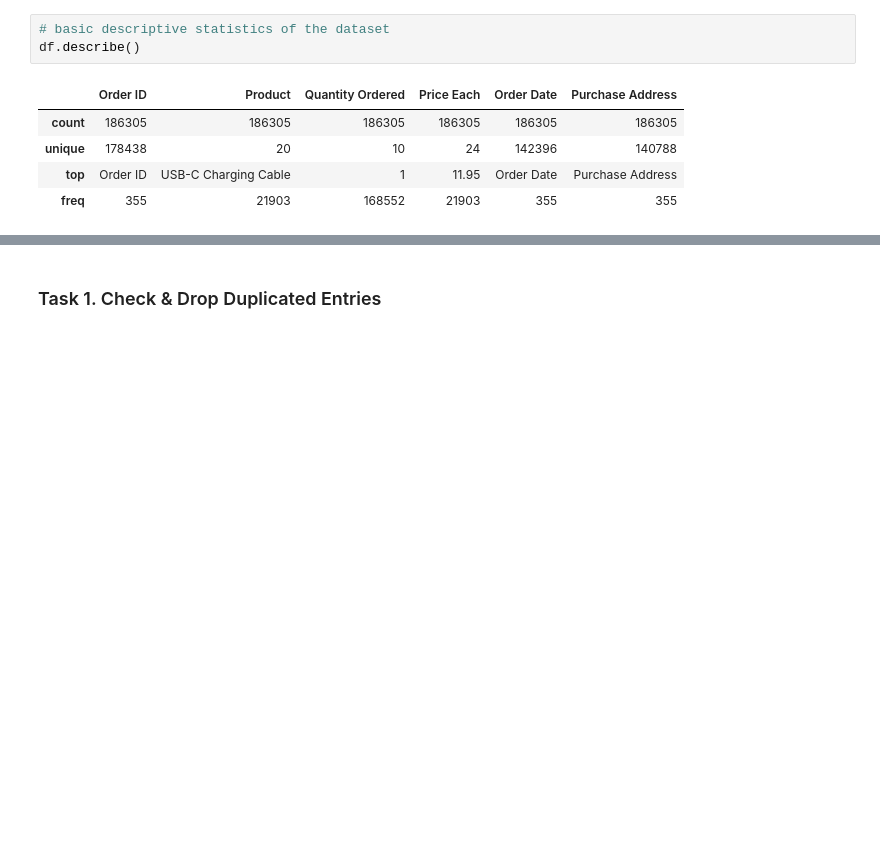
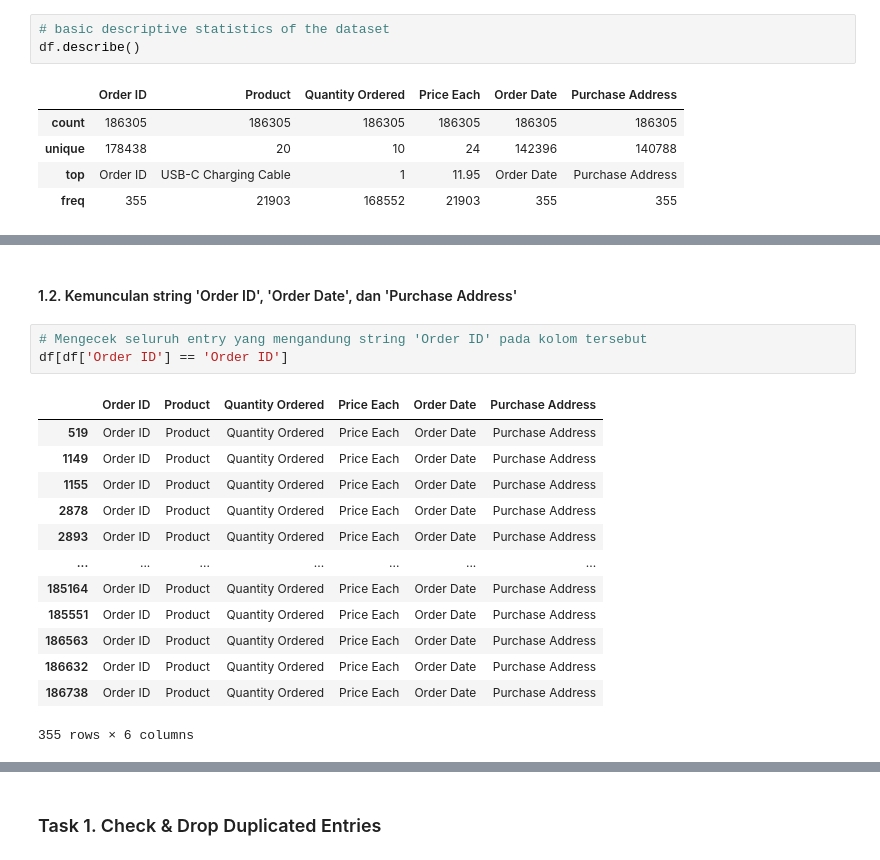
Before and after one commit to ricoputrap/electrosales-2019, a Jupyter notebook: SalesAnalysis.ipynb, the cells around one changed output, grey strips where cells are left out. Drawn from its saved outputs; the diff is of its cells as text; blank space fills up the shorter version.

```diff
--- a/SalesAnalysis.ipynb
+++ b/SalesAnalysis.ipynb
@@ -115,0 +215,19 @@ We can do 3 tasks for cleaning our data:
+# %% [markdown]
+#### 1.2. Kemunculan string 'Order ID', 'Order Date', dan 'Purchase Address'
+# %%
+# Mengecek seluruh entry yang mengandung string 'Order ID' pada kolom tersebut
+df[df['Order ID'] == 'Order ID']
+# %% [output]
+|  | Order ID | Product | Quantity Ordered | Price Each | Order Date | Purchase Address |
+| 519 | Order ID | Product | Quantity Ordered | Price Each | Order Date | Purchase Address |
+| 1149 | Order ID | Product | Quantity Ordered | Price Each | Order Date | Purchase Address |
+| 1155 | Order ID | Product | Quantity Ordered | Price Each | Order Date | Purchase Address |
+| 2878 | Order ID | Product | Quantity Ordered | Price Each | Order Date | Purchase Address |
+| 2893 | Order ID | Product | Quantity Ordered | Price Each | Order Date | Purchase Address |
+| ... | ... | ... | ... | ... | ... | ... |
+| 185164 | Order ID | Product | Quantity Ordered | Price Each | Order Date | Purchase Address |
+| 185551 | Order ID | Product | Quantity Ordered | Price Each | Order Date | Purchase Address |
+| 186563 | Order ID | Product | Quantity Ordered | Price Each | Order Date | Purchase Address |
+| 186632 | Order ID | Product | Quantity Ordered | Price Each | Order Date | Purchase Address |
+| 186738 | Order ID | Product | Quantity Ordered | Price Each | Order Date | Purchase Address |
+355 rows × 6 columns
```
Also changed, not shown: parts of 25 cells of this notebook.
